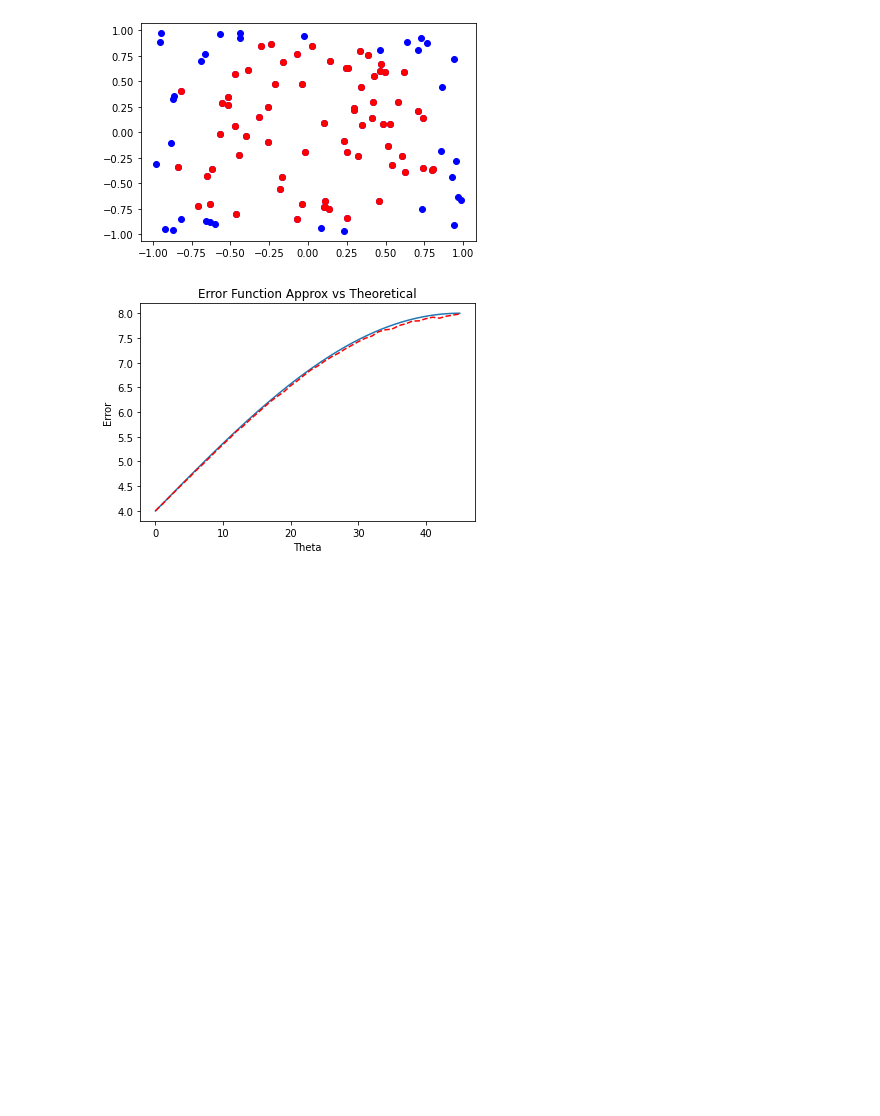
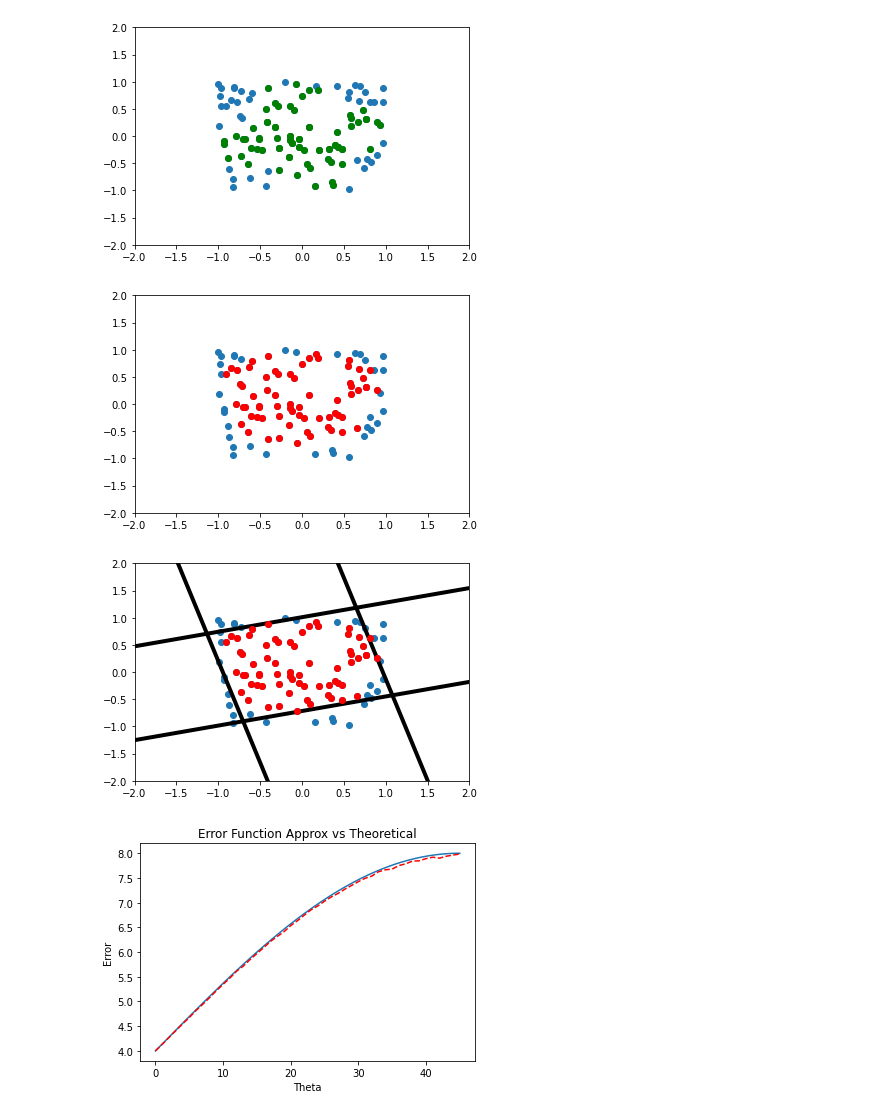
Before and after one commit to Blaine-Mason/NSF-Phase2, a Jupyter notebook: Projection.ipynb, the cells around one changed output. Drawn from its saved outputs; the diff is of its cells as text; code cells hidden in the pictures; blank space fills up the shorter version.

```diff
--- a/Projection.ipynb
+++ b/Projection.ipynb
@@ -93,21 +89,65 @@ error.append(pgon.area)
 # %%
-def support(X, val, q): # Set q to be the qth quantile
-    return np.quantile((X.T).dot(val), q)
+def support_theta(X, val, q): # Set q to be the qth quantile
+    return np.quantile(np.dot(X,val), q)
 
-def compute_fb(X, q, n):
+def compute_fb_theta(X, q, n, eps):
     polar_body = np.ones((n,0))
-    for i in range(X.shape[1]):
-        if support(X, X[:,i] / la.norm(X[:,i]), q) > np.dot(X[:,i], X[:,i]/la.norm(X[:,i])):
-            polar_body = np.hstack((polar_body, np.array(X[:,i]).reshape(n,1)))
+    thetas = [0.02, 90, 180, 270]
+    thetas = [thetas[i] + eps for i in range(4)]
+    directions = [[np.cos(np.radians(thetas[i])), np.sin(np.radians(thetas[i]))] for i in range(4)]
+    for j in range(4):
+        for i in range(X.shape[1]):
+            if support_theta(directions[j], X[:,i] / la.norm(X[:,i]), q) > np.dot(X[:,i], X[:,i]/la.norm(X[:,i])):
+                polar_body = np.hstack((polar_body, np.array(X[:,i]).reshape(n,1)))
     return polar_body
-# %%
-test = np.random.uniform(-1,1,(2, 103))
-test_fb = compute_fb(test, .95, 2)
-plt.plot(test[0,:], test[1,:], "bo")
-plt.plot(test_fb[0,:], test_fb[1,:], "ro")
-plt.show()
-# %% [output]
-[figure, removed]
+# %%
+n = 103
+eps = 15
+#print(eps)
+U_x = np.random.uniform(-1,1,(1,n))
+U_y = np.random.uniform(-1,1,(1,n))
+U = np.vstack((U_x,U_y))
+thetas = [0.02, 90, 180, 270]
+thetas = [thetas[i] + eps for i in range(4)]
+directions = [[np.cos(np.radians(thetas[i])), np.sin(np.radians(thetas[i]))] for i in range(4)]
+# colors = np.array([[np.dot(U[:,i], directions[j]) for i in range(n)] for j in range(4)])
+# scales = [np.dot(U[:,np.argmax(colors[i])], directions[i]) for i in range(4)]
+projections = [np.sort([np.dot(U[:,i], directions[j]) for i in range(n)]) for j in range(4)]
+projections = [[projections[i][j]  for j in range(n) if projections[i][j] < np.quantile(projections[i],.95)] for i in range(4)]
+scales = [projections[i][-1] for i in range(4)]
+
+plt.xlim([-2,2])
+plt.ylim([-2,2])
+plt.scatter(U[0,:], U[1,:]);
+
+
+test_theta = compute_fb_theta(U, .95, 2, eps)
+plt.plot(test_theta[0,:], test_theta[1,:], "go")
+plt.show()
+
+############################
+plt.xlim([-2,2])
+plt.ylim([-2,2])
+plt.scatter(U[0,:], U[1,:]);
+test_fb = compute_fb(U, .95, 2)
+plt.plot(test_fb[0,:], test_fb[1,:], "ro")
+plt.show()
+
+############################
+plt.xlim([-2,2])
+plt.ylim([-2,2])
+plt.scatter(U[0,:], U[1,:]);
+supports = np.array([ret_supp([directions[i][0]*scales[i], directions[i][1]*scales[i]], False) for i in range(4)])
+#m_b = np.array([ret_supp([directions[i][0]*scales[i], directions[i][1]*scales[i]], True) for i in range(4)])
+for i in range(4):
+    plt.plot(supports[i][0], supports[i][1], "k", linewidth=4)
+test_fb = compute_fb(U, .95, 2)
+plt.plot(test_fb[0,:], test_fb[1,:], "ro")
+plt.show()
+# %% [output]
+[figure, added]
+[figure, added]
+[figure, added]
 # %%
 plt.plot([x for x in np.arange(0, 45, .01)], [8*np.sin(np.radians(90+x))*np.sin(np.radians(x))+4 for x in np.arange(0, 45, .01)])
 plt.plot([x for x in np.arange(0, 46, 1)], error, 'r--')
```
Also changed, not shown: parts of 15 cells of this notebook.
